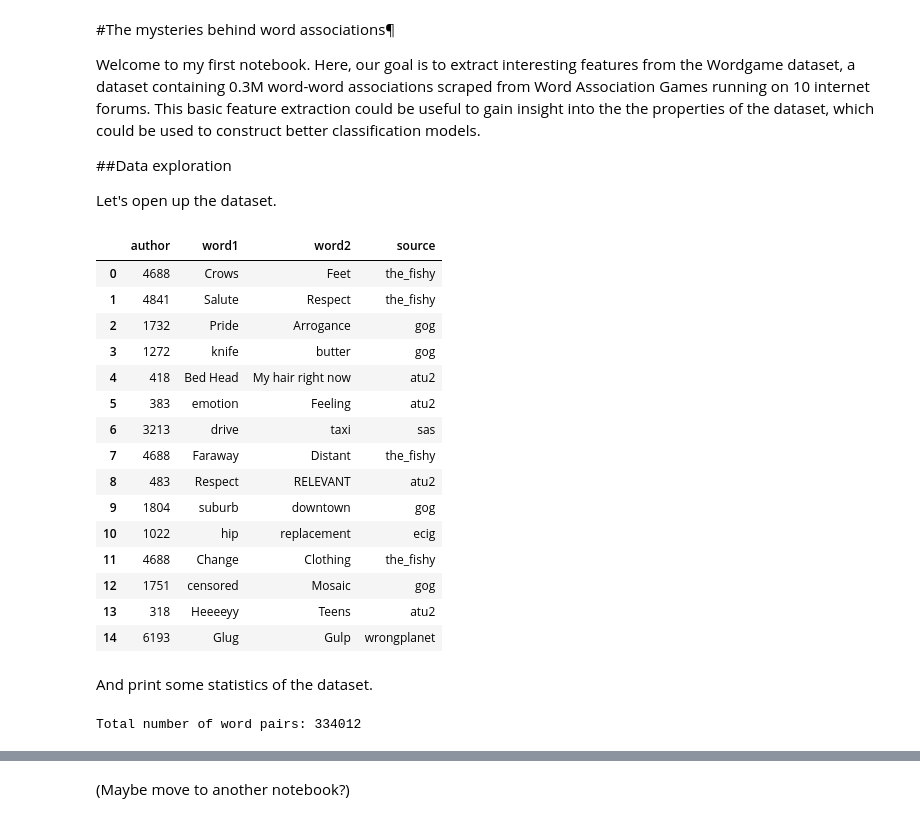
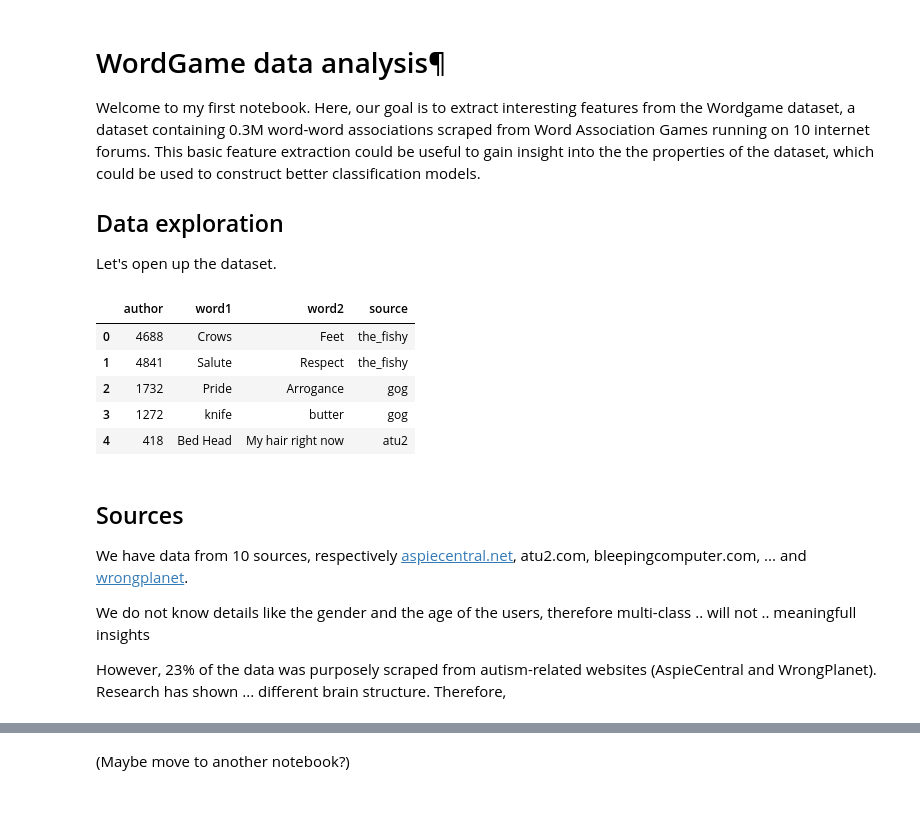
Before and after one commit to louweal/wordgame, a Jupyter notebook: notebooks/Wordgame Data Analysis.ipynb, the cells around one changed output, grey strips where cells are left out. Drawn from its saved outputs; the diff is of its cells as text; code cells hidden in the pictures.

```diff
--- a/notebooks/Wordgame Data Analysis.ipynb
+++ b/notebooks/Wordgame Data Analysis.ipynb
@@ -1,41 +1,39 @@
 # %% [markdown]
-#The mysteries behind word associations¶
+# WordGame data analysis¶
 
 Welcome to my first notebook. Here, our goal is to extract interesting features from the Wordgame dataset,
 a dataset containing 0.3M word-word associations scraped from Word Association Games running on 10 internet forums.
 This basic feature extraction could be useful to gain insight into the the properties of the dataset,
 which could be used to construct better classification models.
 
-##Data exploration
+## Data exploration
 
 Let's open up the dataset.
 # %%
 import pandas as pd
 import numpy as np
+import matplotlib.pyplot as plt
+import seaborn as sns
 
-df = pd.read_csv('../data/processed/wordgame_201706.csv')
-df.head(15)
+#df = pd.read_csv('../input/wordgame_201706.csv')
+df = pd.read_csv('../data/processed/wordgame_201706.csv', dtype='object')
+#store words as string
+df['word1'] = df['word1'].astype('str')
+df['word2'] = df['word2'].astype('str')
+#print first rows
+df.head()
 # %% [output]
 |  | author | word1 | word2 | source |
 | 0 | 4688 | Crows | Feet | the_fishy |
 | 1 | 4841 | Salute | Respect | the_fishy |
 | 2 | 1732 | Pride | Arrogance | gog |
 | 3 | 1272 | knife | butter | gog |
 | 4 | 418 | Bed Head | My hair right now | atu2 |
-| 5 | 383 | emotion | Feeling | atu2 |
-| 6 | 3213 | drive | taxi | sas |
-| 7 | 4688 | Faraway | Distant | the_fishy |
-| 8 | 483 | Respect | RELEVANT | atu2 |
-| 9 | 1804 | suburb | downtown | gog |
-| 10 | 1022 | hip | replacement | ecig |
-| 11 | 4688 | Change | Clothing | the_fishy |
-| 12 | 1751 | censored | Mosaic | gog |
-| 13 | 318 | Heeeeyy | Teens | atu2 |
-| 14 | 6193 | Glug | Gulp | wrongplanet |
-# %% [markdown]
-And print some statistics of the dataset.
-# %%
-print("Total number of word pairs: " + str(len(df)))
-# and more..
-# %% [output]
-Total number of word pairs: 334012
+# %% [markdown]
+## Sources
+We have data from 10 sources, respectively <a href="https://www.aspiescentral.com">aspiecentral.net</a>, atu2.com, bleepingcomputer.com, ... and <a href="www.wrongplanet.net">wrongplanet</a>.
+
+We do not know details like the gender and the age of the users, therefore multi-class ..
+will not .. meaningfull insights
+
+However, 23% of the data was purposely scraped from autism-related websites (AspieCentral and WrongPlanet). Research has shown ... different brain structure. Therefore,
```
Also changed, not shown: parts of 16 cells of this notebook, 1 other file.
